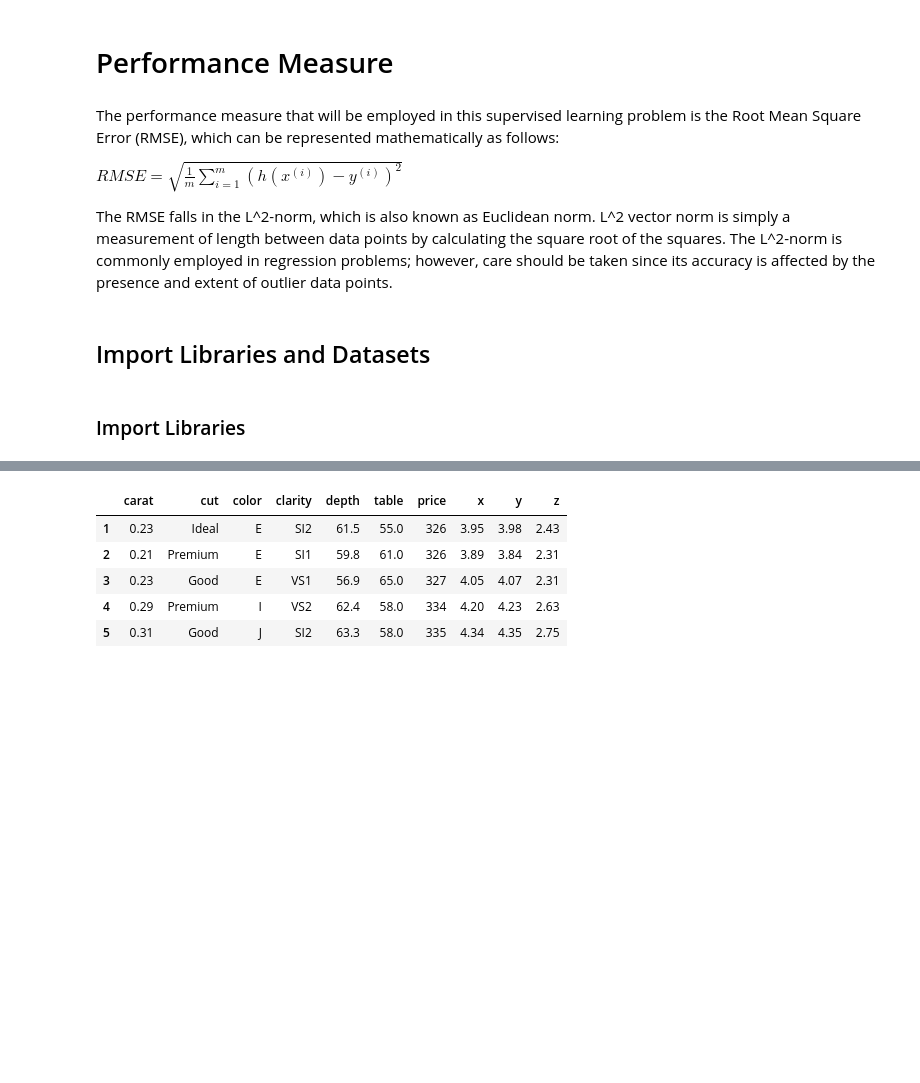
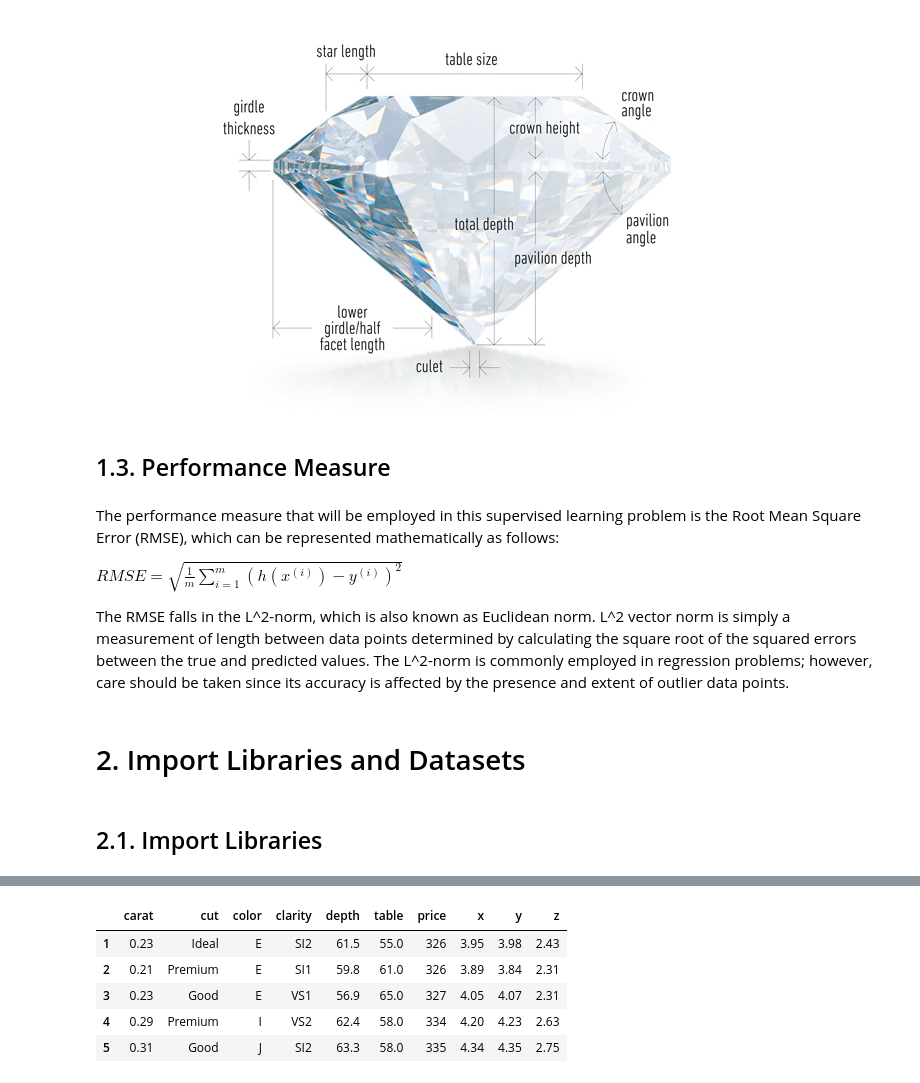
Before and after one commit to kadaso/Diamonds-price-prediction, a Jupyter notebook: Main/main.ipynb, the cells around one changed output, grey strips where cells are left out. Saved outputs shown, nothing was run; the diff lists cells and outputs as text; code cells hidden in the pictures; blank space fills up the shorter version.

```diff
--- a/Main/main.ipynb
+++ b/Main/main.ipynb
@@ -29,14 +37,27 @@ In this project, Machine Learning algorithms are employed for the purpose of pre
+# %%
+# Illustration of dimensional properties of a typical diamond gemstone
+
+# The following image showing the dimensional properties of a diamond gemstone was downloaded from the GIA website.
+# Link to the webpage containing the original image:
+# url = "https://4cs.gia.edu/en-us/diamond-cut/"
+
+# Import the Image module
+from IPython.display import Image
+
+Image(filename="..\\Images\\Dimensional properties of diamonds.jpg", embed=True)
+# %% [output]
+[figure, added]
 # %% [markdown]
-# Performance Measure
+## 1.3. Performance Measure
 # %% [markdown]
 The performance measure that will be employed in this supervised learning problem is the Root Mean Square Error (RMSE), which can be represented mathematically as follows:
 
 $ RMSE =  \sqrt{\frac{1}{m} \sum_{i=1}^{m} (h(x^{(i)}) - y^{(i)})^2} $
 
 
-The RMSE falls in the L^2-norm, which is also known as Euclidean norm. L^2 vector norm is simply a measurement of length between data points by calculating the square root of the squares. The L^2-norm is commonly employed in regression problems; however, care should be taken since its accuracy is affected by the presence and extent of outlier data points.
+The RMSE falls in the L^2-norm, which is also known as Euclidean norm. L^2 vector norm is simply a measurement of length between data points determined by calculating the square root of the squared errors between the true and predicted values. The L^2-norm is commonly employed in regression problems; however, care should be taken since its accuracy is affected by the presence and extent of outlier data points.
 # %% [markdown]
-## Import Libraries and Datasets
+# 2. Import Libraries and Datasets
 # %% [markdown]
-### Import Libraries
+## 2.1. Import Libraries
 # %%
```
Also changed, not shown: parts of 68 cells of this notebook, 8 other files.
